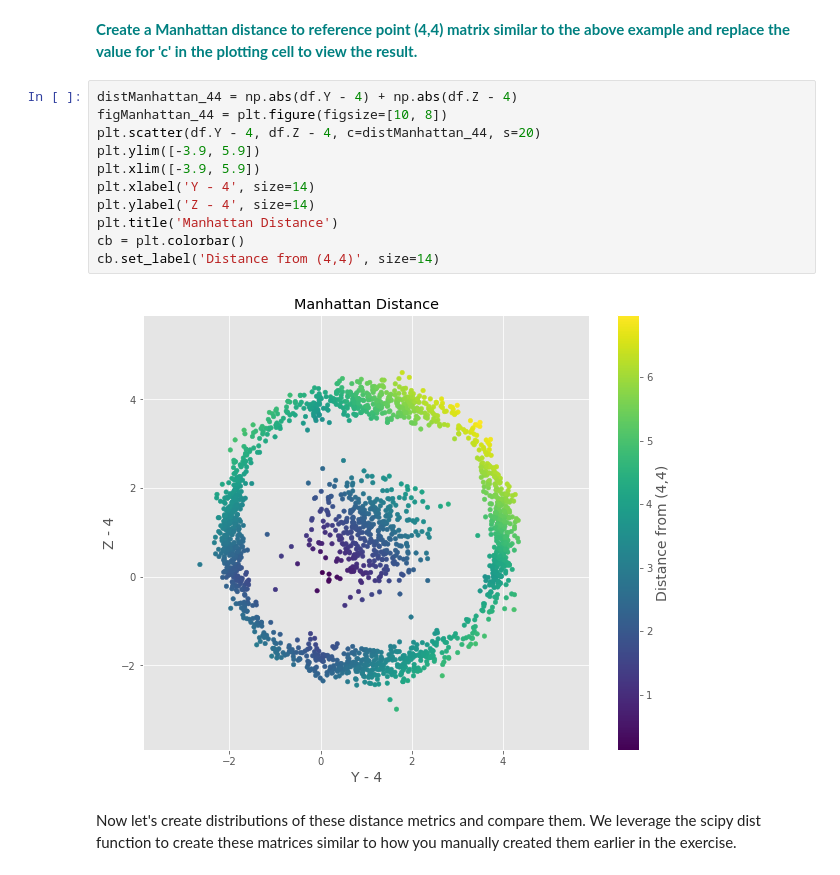
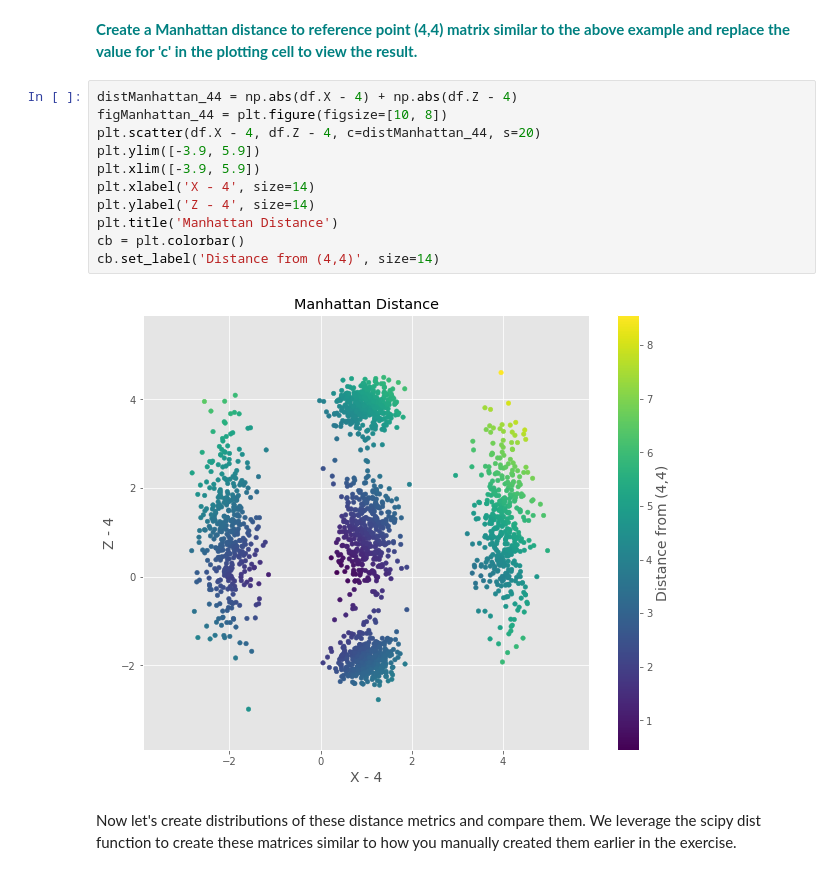
Before and after one commit to 4n0n4ugur/Springboard, a Jupyter notebook: Euclidean_and_Manhattan_Distances_Case_Study.ipynb, the cells around one changed output. Cells and saved outputs as stored; diff of their text form.

```diff
--- a/Euclidean_and_Manhattan_Distances_Case_Study.ipynb
+++ b/Euclidean_and_Manhattan_Distances_Case_Study.ipynb
@@ -61,18 +61,18 @@ distManhattan = np.abs(df.X - 5) + np.abs(df.Z - 5)
 # %% [markdown]
 **<font color='teal'>Create a Manhattan distance to reference point (4,4) matrix similar to the above example and replace the value for 'c' in the plotting cell to view the result.</font>**
 # %%
-distManhattan_44 = np.abs(df.Y - 4) + np.abs(df.Z - 4)
+distManhattan_44 = np.abs(df.X - 4) + np.abs(df.Z - 4)
 figManhattan_44 = plt.figure(figsize=[10, 8])
-plt.scatter(df.Y - 4, df.Z - 4, c=distManhattan_44, s=20)
+plt.scatter(df.X - 4, df.Z - 4, c=distManhattan_44, s=20)
 plt.ylim([-3.9, 5.9])
 plt.xlim([-3.9, 5.9])
-plt.xlabel('Y - 4', size=14)
+plt.xlabel('X - 4', size=14)
 plt.ylabel('Z - 4', size=14)
 plt.title('Manhattan Distance')
 cb = plt.colorbar()
 cb.set_label('Distance from (4,4)', size=14)
 # %% [output]
-[figure, old version]
+[figure, new version]
 # %% [markdown]
 Now let's create distributions of these distance metrics and compare them. We leverage the scipy dist function to create these matrices similar to how you manually created them earlier in the exercise.
 # %%
```
